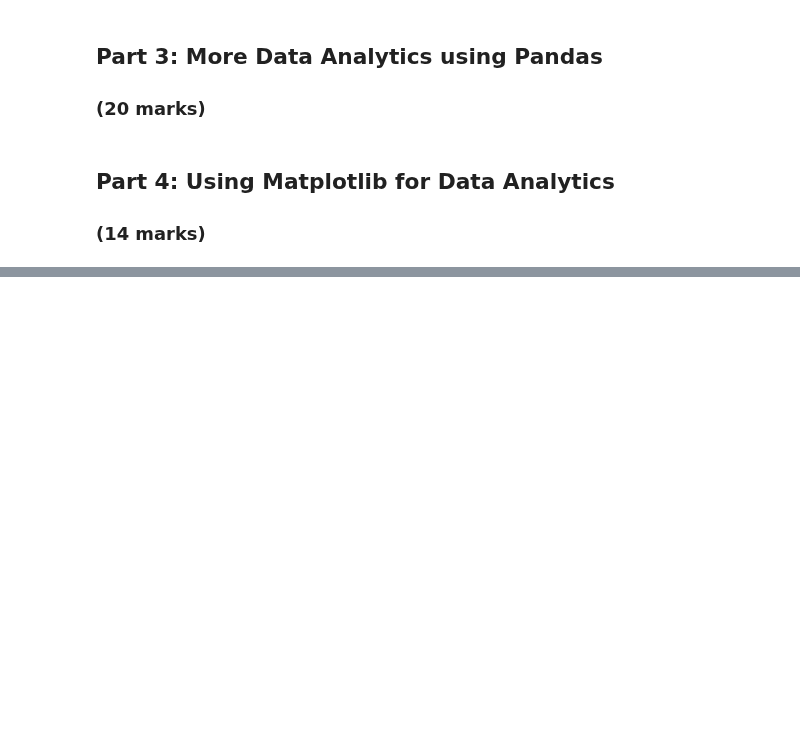
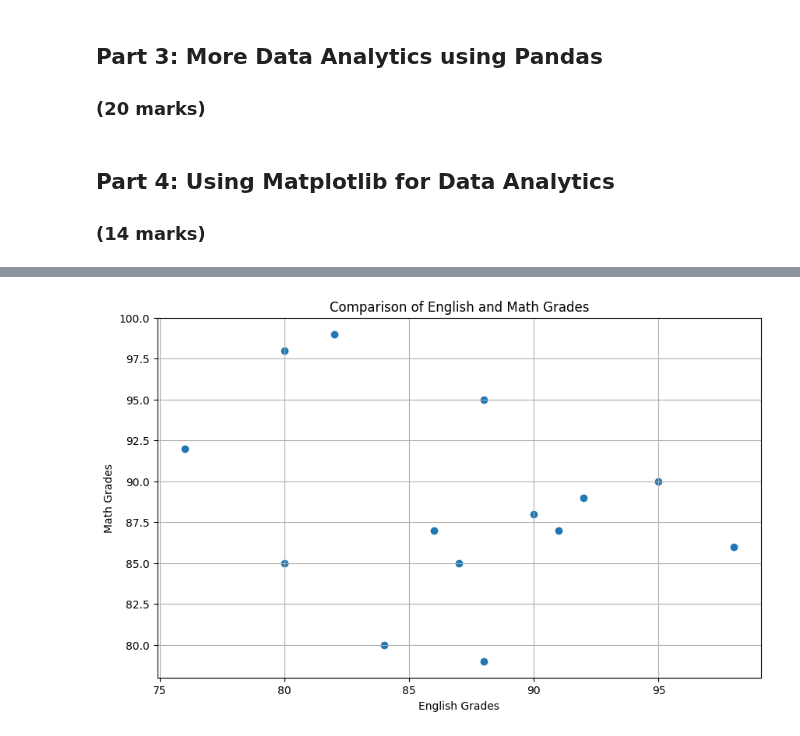
Before and after one commit to azizaahsan1/engg680_2024_fall, a Jupyter notebook: Lab_Assignment1/StudentGradeManagementSystem.ipynb, the cells around one changed output, grey strips where cells are left out. Saved outputs shown, nothing was run; the diff lists cells and outputs as text; code cells hidden in the pictures; blank space fills up the shorter version.

```diff
--- a/Lab_Assignment1/StudentGradeManagementSystem.ipynb
+++ b/Lab_Assignment1/StudentGradeManagementSystem.ipynb
@@ -302,22 +309,26 @@ plt.show()
 # %%
 # Let's also use matplotlib to display a scatter plot of English vs. Math grades
 # Scatter plots are useful for seeing the relationship between two variables
 plt.figure(figsize=(10, 6))
 
 # Step 1: Use .scatter(x_data, y_data) to create a scatter plot using the English grades on the x-axis, and Math grades on the y-axis
 # (2 mark)
-#
+plt.scatter(df_studentGrades['englishGrade'], df_studentGrades['mathGrade'])
 
 # Step 1: Properly label the x and y axes as well as the title of your plot.
 # (3 marks)
-#
+plt.xlabel('English Grades')
+plt.ylabel('Math Grades')
+plt.title('Comparison of English and Math Grades')
 plt.grid(True)
 
 # Step 2: Output an image file for the scatter plot with a descriptive file name
 # (1 mark)
-#
+plt.savefig('ComparisonofEnglishandMathGrades.png')
 
 plt.show()
+# %% [output]
+[figure, added]
 # %%
 # From the scatter plot, is there a relationship between the Math and English grades?
 # (1 mark)
```
Also changed, not shown: parts of 3 cells of this notebook, 2 other files.
